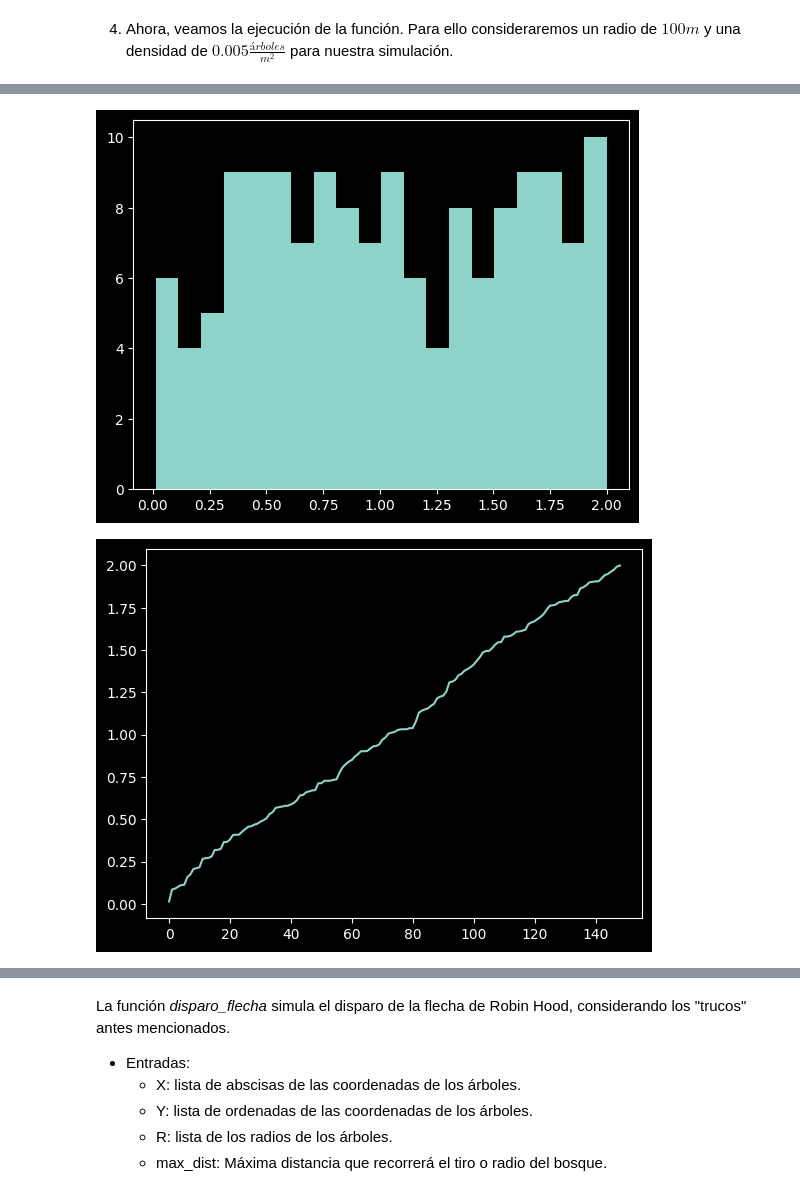
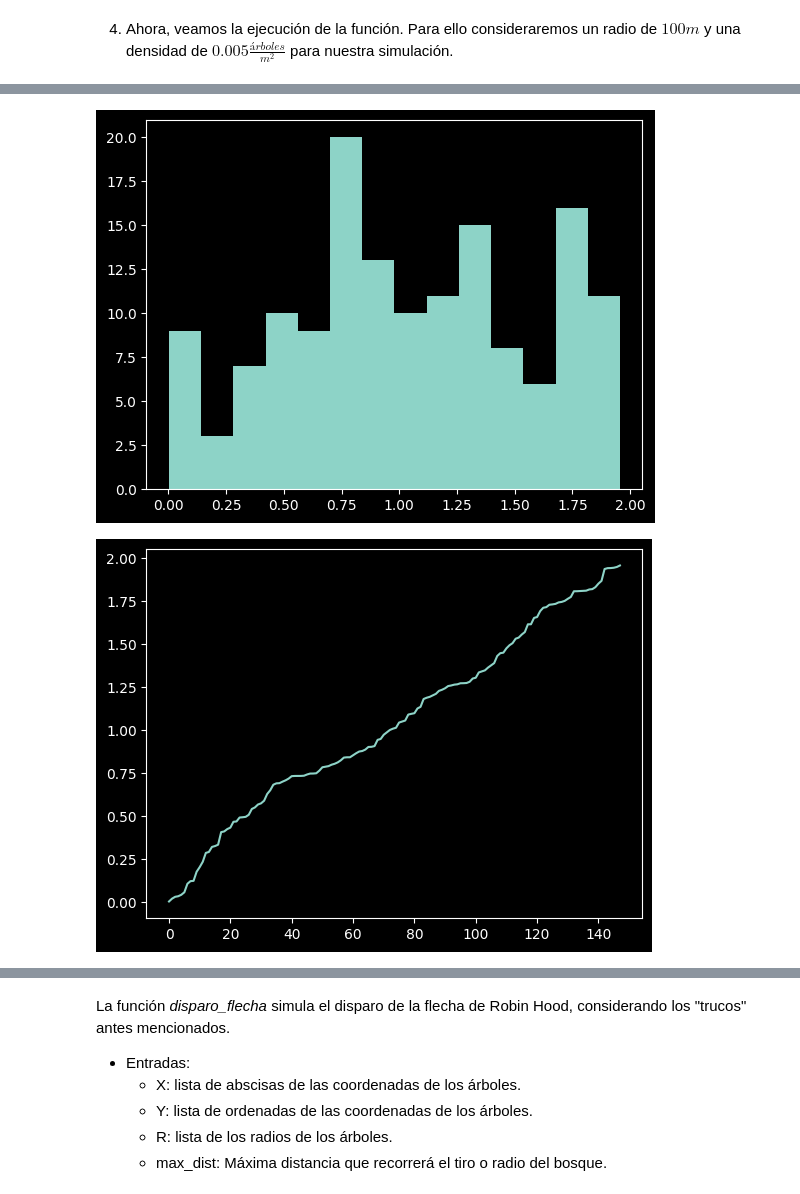
Before and after one commit to Vixuz144/Simu2, a Jupyter notebook: Robin_Hood[ES].ipynb, the cells around one changed output, grey strips where cells are left out. Cells and saved outputs as stored; diff of their text form; code cells hidden in the pictures.

```diff
--- a/Robin_Hood[ES].ipynb
+++ b/Robin_Hood[ES].ipynb
@@ -254,5 +262,5 @@ Esta función genera el proceso de Poisson bivariado.
 # %%
-radio = 320
+radio = 100
 densidad = 0.005
 # %%
 seed(144)
@@ -497,13 +517,13 @@ plt.show()
 # %%
 l = radios_unif(len(X))
-plt.hist(l, bins = 20)
+plt.hist(l, bins = 14)
 plt.show()
 
 plt.plot(np.sort(l))
 plt.show()
 # %% [output]
-[figure, old version]
+[figure, new version]
-[figure, old version]
+[figure, new version]
 # %% [markdown]
 5. Implementación del arquero, Robin Hood.
 
```
Also changed, not shown: parts of 105 cells of this notebook.
